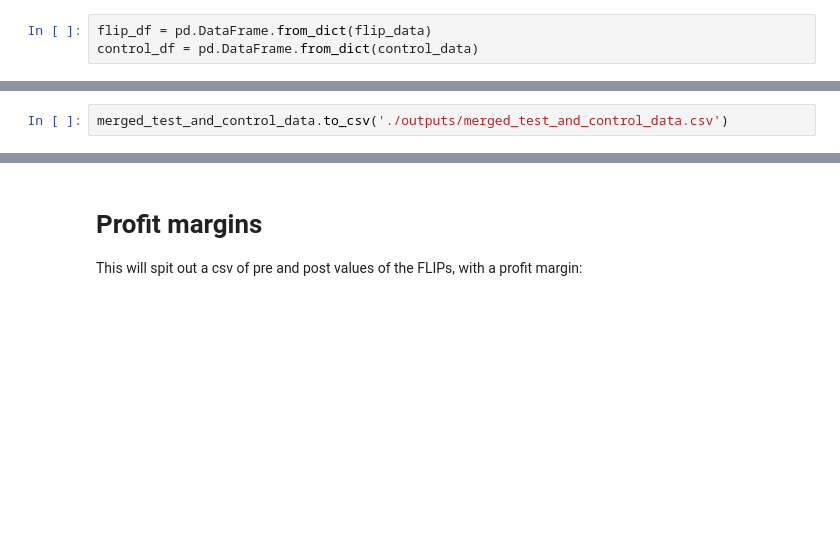
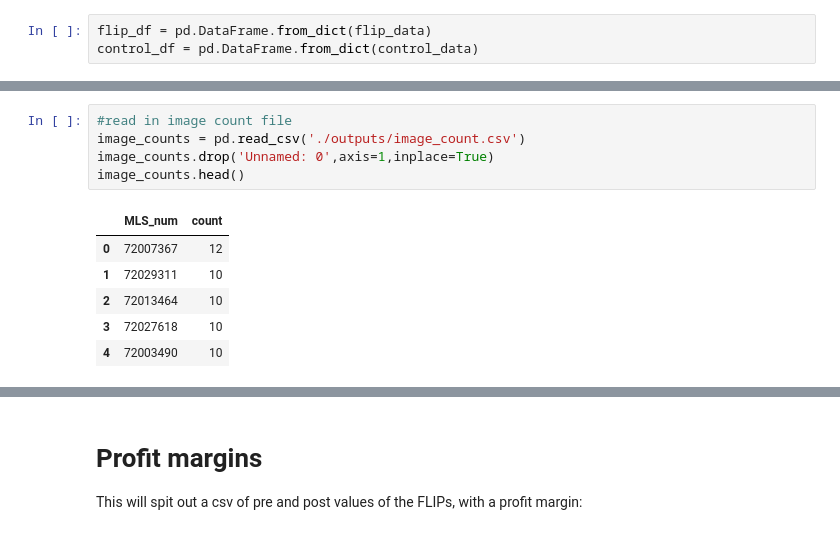
Before and after one commit to gregfrasco/real-estate-price-predictions, a Jupyter notebook: notebooks/find_flips.ipynb, the cells around one changed output, grey strips where cells are left out. Cells and saved outputs as stored; diff of their text form; blank space fills up the shorter version.

```diff
--- a/notebooks/find_flips.ipynb
+++ b/notebooks/find_flips.ipynb
@@ -242,2 +244,12 @@ memory usage: 13.4 MB
-# %%
-merged_test_and_control_data.to_csv('./outputs/merged_test_and_control_data.csv')
+# %%
+#read in image count file
+image_counts = pd.read_csv('./outputs/image_count.csv')
+image_counts.drop('Unnamed: 0',axis=1,inplace=True)
+image_counts.head()
+# %% [output]
+|  | MLS_num | count |
+| 0 | 72007367 | 12 |
+| 1 | 72029311 | 10 |
+| 2 | 72013464 | 10 |
+| 3 | 72027618 | 10 |
+| 4 | 72003490 | 10 |
```
Also changed, not shown: parts of 9 cells of this notebook, 6 other files.
